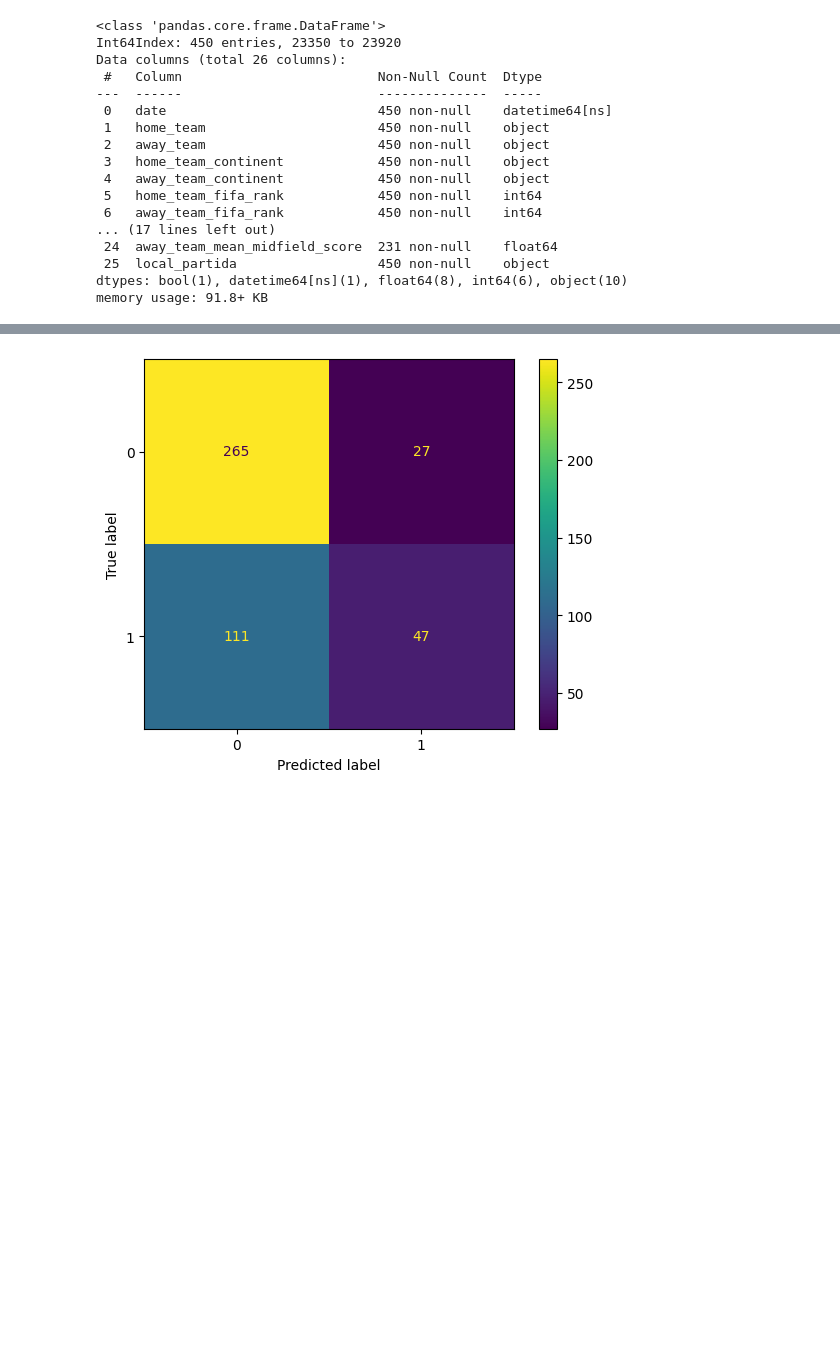
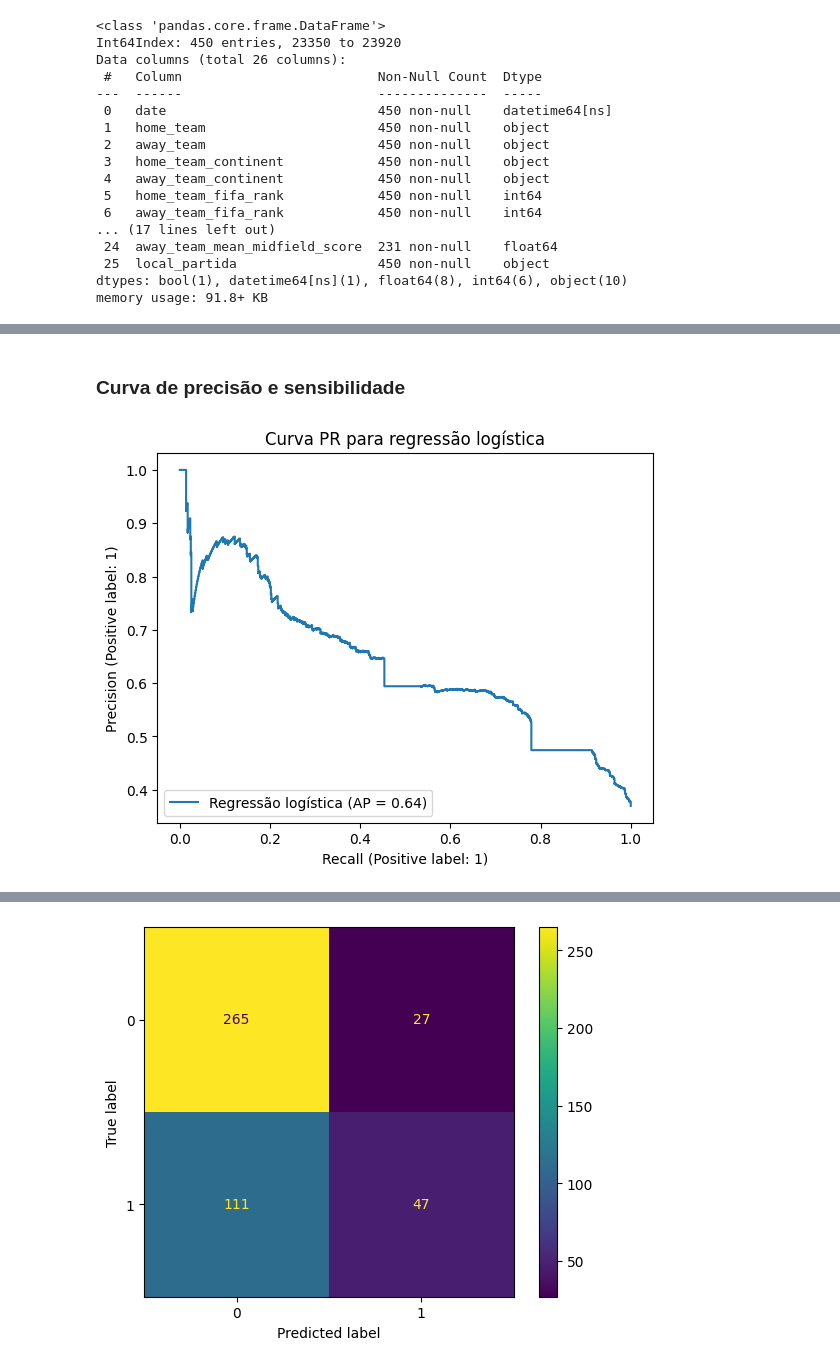
Before and after one commit to FelipeFLopes/fifa_matches_analysis, a Jupyter notebook: analise.ipynb, the cells around one changed output, grey strips where cells are left out. Cells and saved outputs as stored; diff of their text form; code cells hidden in the pictures; blank space fills up the shorter version.

```diff
--- a/analise.ipynb
+++ b/analise.ipynb
@@ -706,0 +716,10 @@ plt.show()
+# %% [markdown]
+### Curva de precisão e sensibilidade
+# %%
+display = PrecisionRecallDisplay.from_estimator(logreg, X_val, y_val, name="Regressão logística")
+
+display.ax_.set_title("Curva PR para regressão logística")
+
+plt.show()
+# %% [output]
+[figure, added]
```
Also changed, not shown: parts of 21 cells of this notebook.
